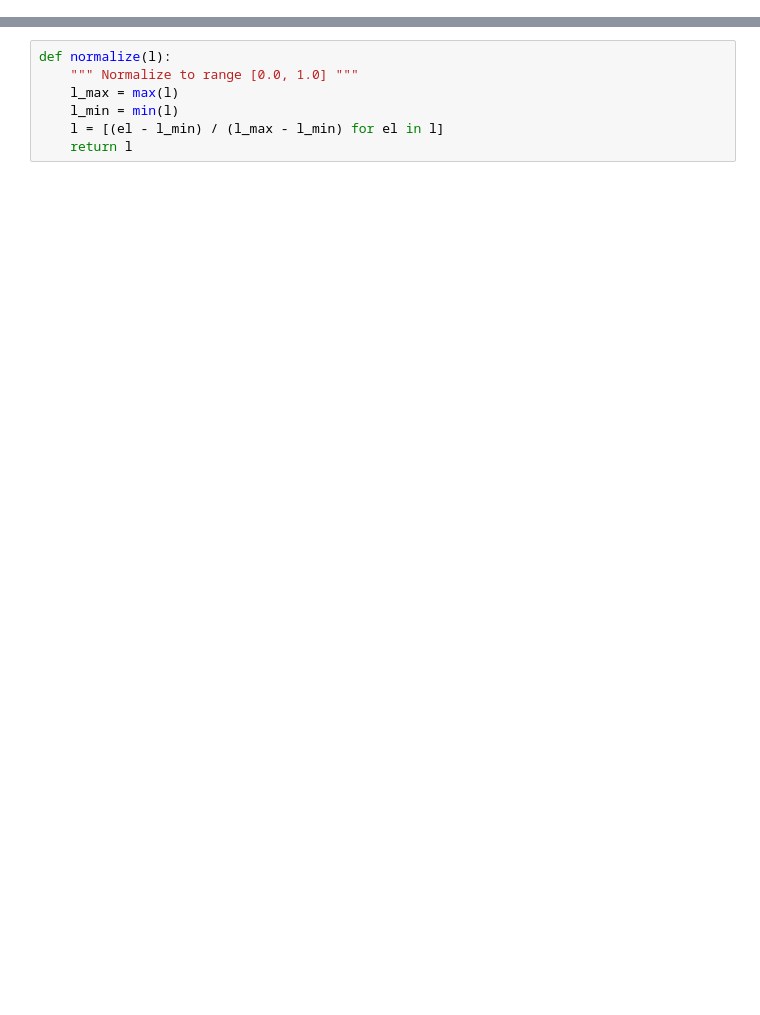
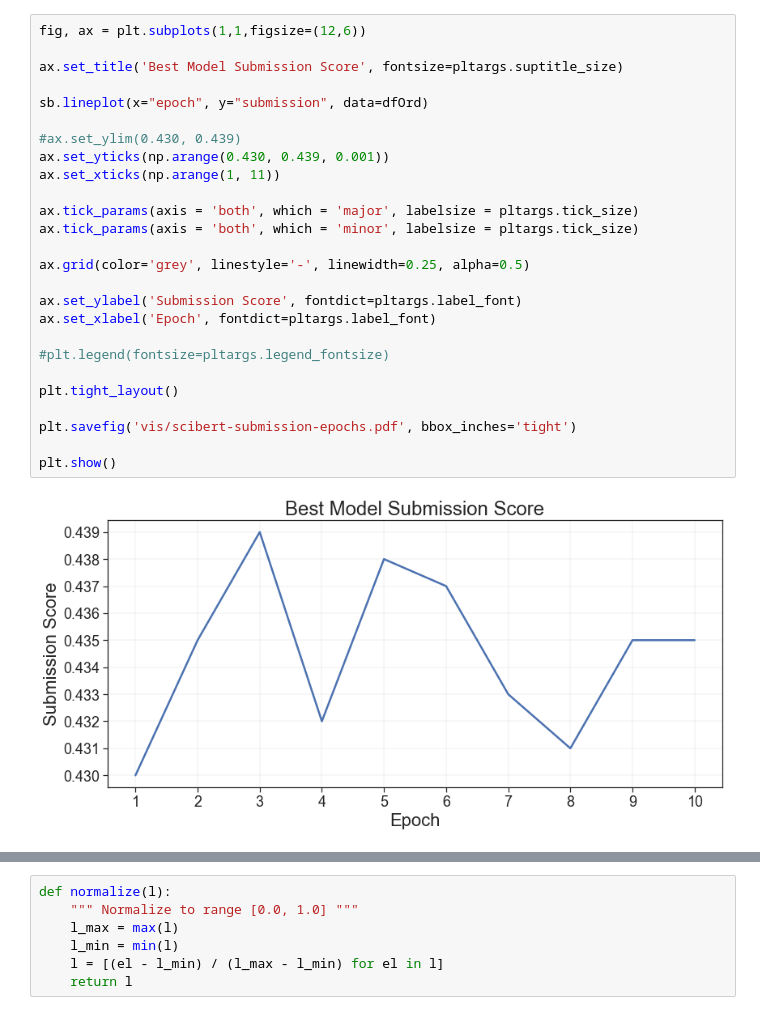
Before and after one commit to verrannt/show-us-the-data, a Jupyter notebook: src/notebooks/SciBERT Result Analysis.ipynb, the cells around one changed output, grey strips where cells are left out. Drawn from its saved outputs; the diff is of its cells as text; blank space fills up the shorter version.

```diff
--- a/src/notebooks/SciBERT Result Analysis.ipynb
+++ b/src/notebooks/SciBERT Result Analysis.ipynb
@@ -52,0 +177,28 @@ metrics[0]
+# %%
+fig, ax = plt.subplots(1,1,figsize=(12,6))
+
+ax.set_title('Best Model Submission Score', fontsize=pltargs.suptitle_size)
+
+sb.lineplot(x="epoch", y="submission", data=dfOrd)
+
+#ax.set_ylim(0.430, 0.439)
+ax.set_yticks(np.arange(0.430, 0.439, 0.001))
+ax.set_xticks(np.arange(1, 11))
+
+ax.tick_params(axis = 'both', which = 'major', labelsize = pltargs.tick_size)
+ax.tick_params(axis = 'both', which = 'minor', labelsize = pltargs.tick_size)
+
+ax.grid(color='grey', linestyle='-', linewidth=0.25, alpha=0.5)
+
+ax.set_ylabel('Submission Score', fontdict=pltargs.label_font)
+ax.set_xlabel('Epoch', fontdict=pltargs.label_font)
+
+#plt.legend(fontsize=pltargs.legend_fontsize)
+
+plt.tight_layout()
+
+plt.savefig('vis/scibert-submission-epochs.pdf', bbox_inches='tight')
+
+plt.show()
+# %% [output]
+[figure, added]
```
Also changed, not shown: parts of 19 cells of this notebook.
